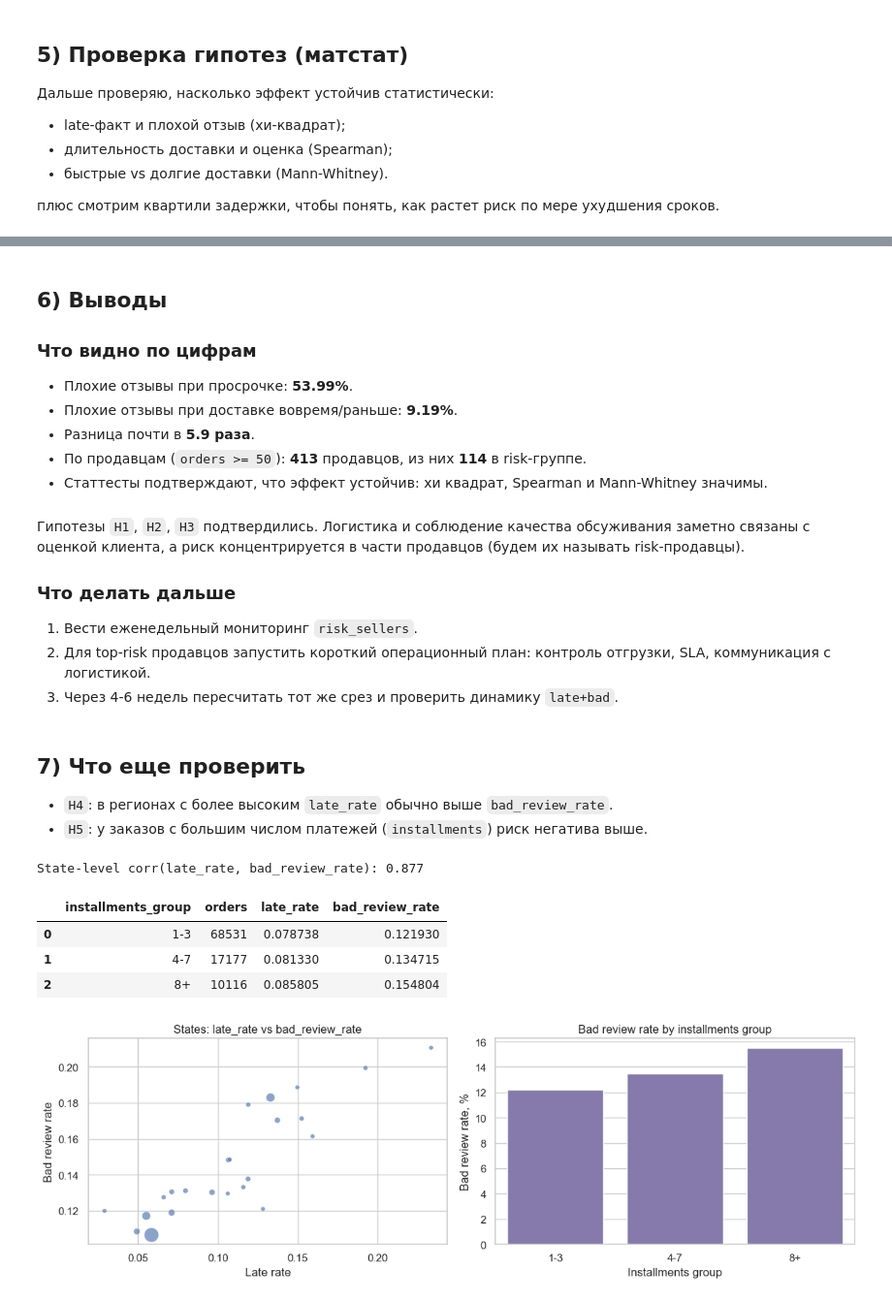
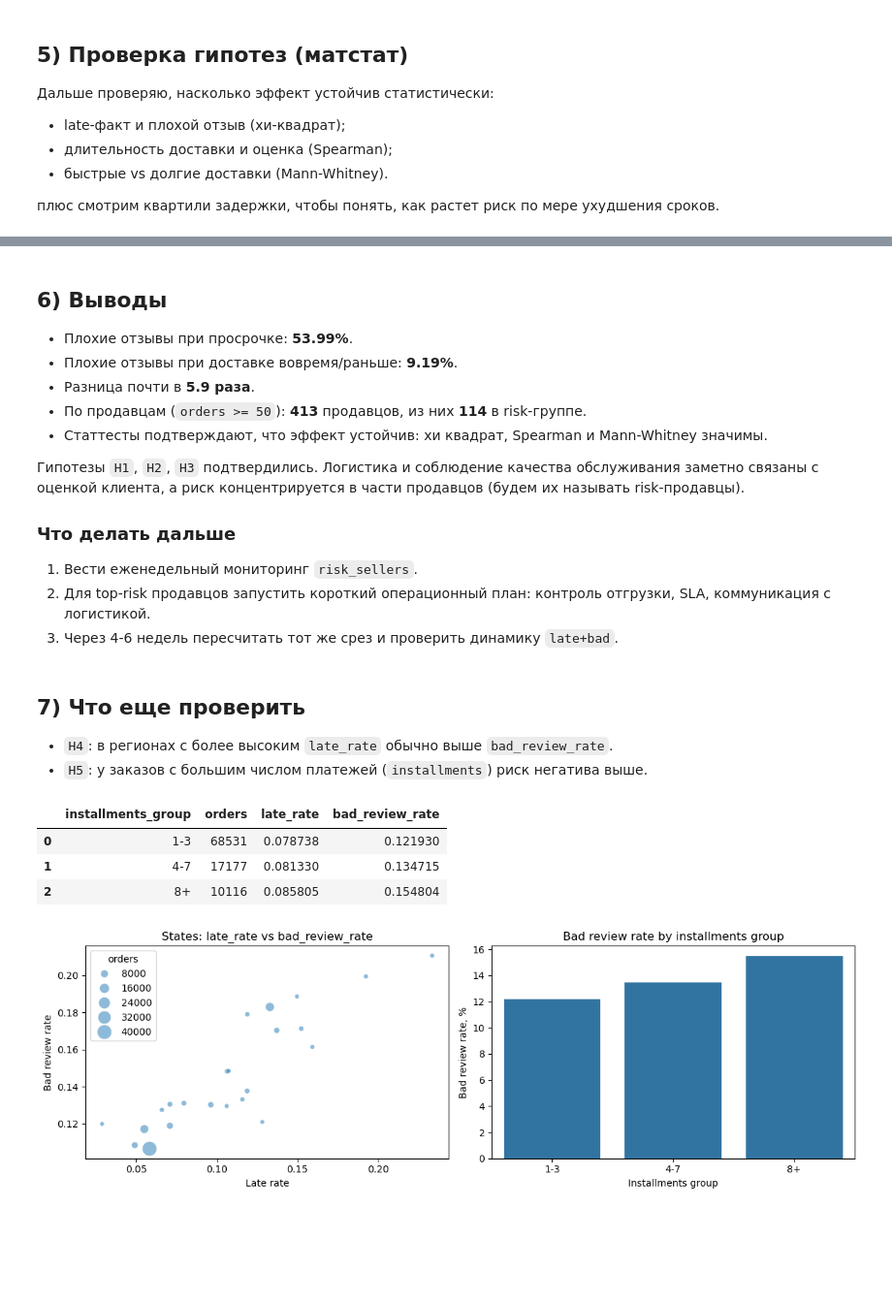
Before and after one commit to KAVNSK/Brazilian_commerce_analitics, a Jupyter notebook: olist_case1_solution_report.ipynb, the cells around one changed output, grey strips where cells are left out. Shown at 97% size. Saved outputs shown, nothing was run; the diff lists cells and outputs as text; code cells hidden in the pictures; blank space fills up the shorter version.

```diff
--- a/olist_case1_solution_report.ipynb
+++ b/olist_case1_solution_report.ipynb
@@ -116,11 +114,13 @@ display(orphan_df)
 import matplotlib.pyplot as plt
 import seaborn as sns
 
-sns.set_theme(style="whitegrid", context="notebook")
+total_orders = quality_df["total_orders"].iloc[0]
+missing_delivered = quality_df["missing_delivered_at"].iloc[0]
+missing_estimated = quality_df["missing_estimated_delivery"].iloc[0]
 
 fig, axes = plt.subplots(1, 2, figsize=(12, 4))
 
-sns.barplot(data=status_df, x="order_status", y="orders", color="#4C72B0", ax=axes[0])
+sns.barplot(data=status_df, x="order_status", y="orders", ax=axes[0])
 axes[0].set_title("Order status distribution")
 axes[0].set_xlabel("Status")
 axes[0].set_ylabel("Orders")
@@ -129,18 +129,14 @@ axes[0].tick_params(axis="x", rotation=25)
 missing_plot = pd.DataFrame(
     {
         "metric": ["missing_delivered_at", "missing_estimated_delivery"],
-        "share_pct": [
-            quality_df.loc[0, "missing_delivered_at"] / quality_df.loc[0, "total_orders"] * 100,
-            quality_df.loc[0, "missing_estimated_delivery"] / quality_df.loc[0, "total_orders"] * 100,
-        ],
+        "share_pct": [missing_delivered/total_orders, missing_estimated/total_orders,],
     }
 )
-sns.barplot(data=missing_plot, x="metric", y="share_pct", color="#DD8452", ax=axes[1])
-axes[1].set_title("Missing critical date fields, %")
-axes[1].set_xlabel("")
-axes[1].set_ylabel("Share, %")
-axes[1].tick_params(axis="x", rotation=20)
+sns.barplot(data=missing_plot, x="metric", y="share_pct", color="orange", ax=axes[1])
+axes[1].set_title("Missing critical date fields")
+axes[1].set_ylabel("Share")
 
 plt.tight_layout()
+plt.savefig("artifacts/plot_01.png")
 plt.show()
 # %% [output]
@@ -659,15 +715,13 @@ Median review (<=7 days): 5.00 | (>14 days): 4.00
 # %% [markdown]
 ## 6) Выводы
 
-### Что видно по цифрам
 - Плохие отзывы при просрочке: **53.99%**.
 - Плохие отзывы при доставке вовремя/раньше: **9.19%**.
 - Разница почти в **5.9 раза**.
 - По продавцам (`orders >= 50`): **413** продавцов, из них **114** в risk-группе.
 - Статтесты подтверждают, что эффект устойчив: хи квадрат, Spearman и Mann-Whitney значимы.
 
-###
-Гипотезы `H1`, `H2`, `H3` подтвердились. Логистика и соблюдение качества обсуживания заметно связаны с оценкой клиента, а риск концентрируется в части продавцов (будем их называть risk-продавцы).
+Гипотезы `H1`, `H2`, `H3` подтвердились. Логистика и соблюдение качества обслуживания заметно связаны с оценкой клиента, а риск концентрируется в части продавцов (будем их называть risk-продавцы).
 
 ### Что делать дальше
 1. Вести еженедельный мониторинг `risk_sellers`.
@@ -679,17 +733,17 @@ Median review (<=7 days): 5.00 | (>14 days): 4.00
 - `H4`: в регионах с более высоким `late_rate` обычно выше `bad_review_rate`.
 - `H5`: у заказов с большим числом платежей (`installments`) риск негатива выше.
 # %%
-state_check = con.execute(
+state_check = my_con.execute(
     """
     WITH st AS (
         SELECT
             customer_state,
             AVG(is_late) AS late_rate,
-            AVG(CASE WHEN review_score <= 2 THEN 1 ELSE 0 END) AS bad_review_rate,
+            AVG(bad_review) AS bad_review_rate,
             COUNT(*) AS orders
         FROM v_order_facts
         WHERE review_score IS NOT NULL
-        GROUP BY 1
+        GROUP BY customer_state
         HAVING COUNT(*) >= 200
     )
     SELECT *
@@ -698,10 +752,7 @@ state_check = con.execute(
     """
 ).df()
 
-state_corr = state_check[["late_rate", "bad_review_rate"]].corr().iloc[0, 1]
-print(f"State-level corr(late_rate, bad_review_rate): {state_corr:.3f}")
-
-installment_check = con.execute(
+installment_check = my_con.execute(
     """
     SELECT
         CASE
@@ -710,40 +761,40 @@ installment_check = con.execute(
             ELSE '1-3'
         END AS installments_group,
         COUNT(*) AS orders,
         AVG(is_late) AS late_rate,
-        AVG(CASE WHEN review_score <= 2 THEN 1 ELSE 0 END) AS bad_review_rate
+        AVG(bad_review) AS bad_review_rate
     FROM v_order_facts
     WHERE review_score IS NOT NULL
-    GROUP BY 1
-    ORDER BY 1
+    GROUP BY installments_group
+    ORDER BY installments_group
     """
 ).df()
 
 display(installment_check)
 
 fig, axes = plt.subplots(1, 2, figsize=(12, 4))
 
-sns.scatterplot(data=state_check, x="late_rate", y="bad_review_rate", size="orders", sizes=(20, 220), alpha=0.65, legend=False, ax=axes[0])
+sns.scatterplot(data=state_check, x="late_rate", y="bad_review_rate", size="orders", sizes=(20, 220), alpha=0.5, ax=axes[0])
 axes[0].set_title("States: late_rate vs bad_review_rate")
 axes[0].set_xlabel("Late rate")
 axes[0].set_ylabel("Bad review rate")
 
 plot_inst = installment_check.copy()
 plot_inst["bad_review_rate_pct"] = plot_inst["bad_review_rate"] * 100
-sns.barplot(data=plot_inst, x="installments_group", y="bad_review_rate_pct", color="#8172B3", ax=axes[1])
+sns.barplot(data=plot_inst, x="installments_group", y="bad_review_rate_pct", ax=axes[1])
 axes[1].set_title("Bad review rate by installments group")
 axes[1].set_xlabel("Installments group")
 axes[1].set_ylabel("Bad review rate, %")
 
 plt.tight_layout()
+plt.savefig("artifacts/plot_07.png")
 plt.show()
 # %% [output]
-State-level corr(late_rate, bad_review_rate): 0.877
 |  | installments_group | orders | late_rate | bad_review_rate |
 | 0 | 1-3 | 68531 | 0.078738 | 0.121930 |
 | 1 | 4-7 | 17177 | 0.081330 | 0.134715 |
 | 2 | 8+ | 10116 | 0.085805 | 0.154804 |
-[figure, old version]
+[figure, new version]
 # %% [markdown]
 ## 8) Дизайн эксперимента для проверки причинности
 
```
Also changed, not shown: parts of 19 cells of this notebook, 9 other files.
